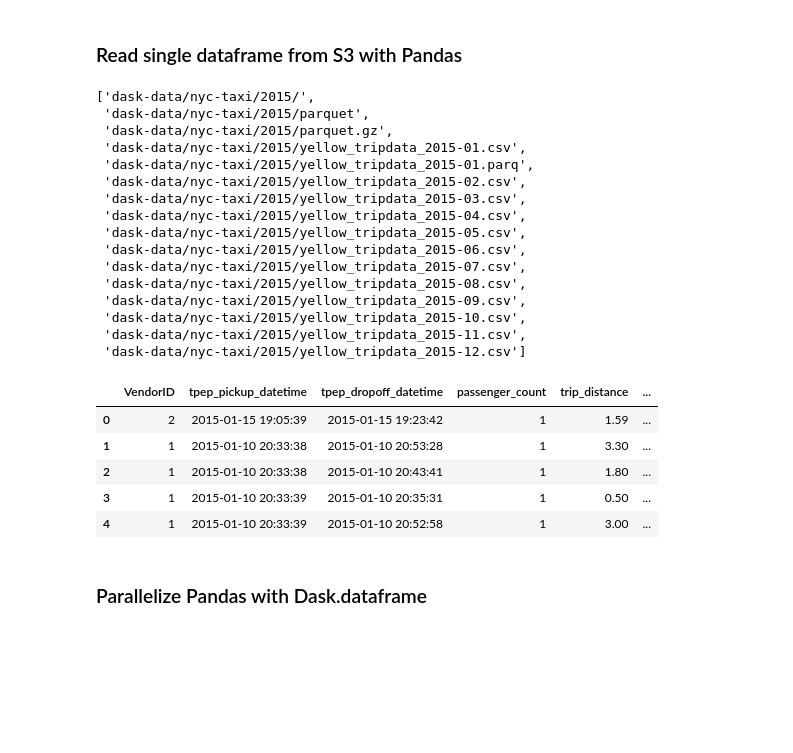
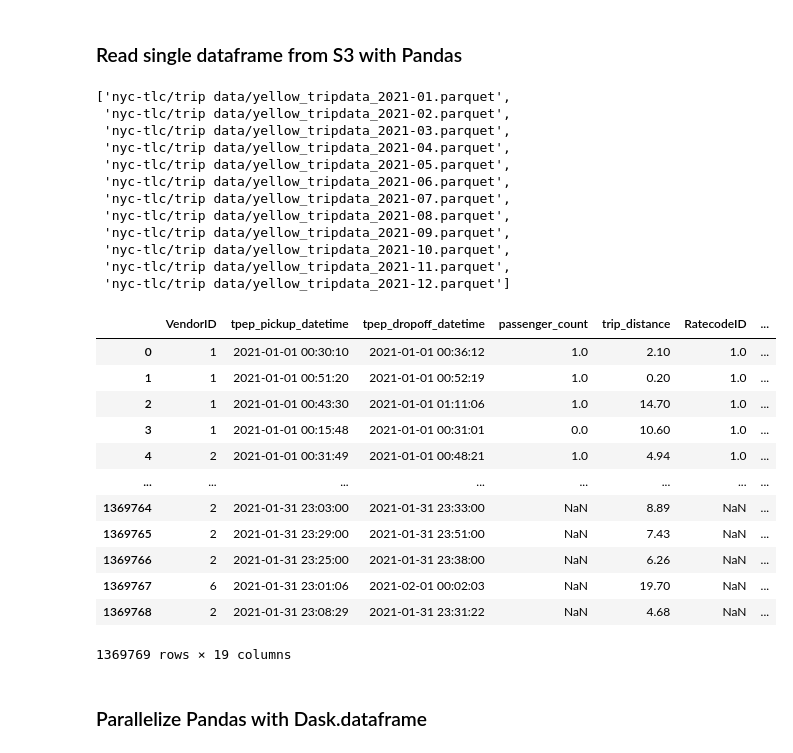
Before and after one commit to blink1073/mongodb-world-builders-fest, a Jupyter notebook: nyc-taxi-dask.ipynb, the cells around one changed output. Saved outputs shown, nothing was run; the diff lists cells and outputs as text; code cells hidden in the pictures; blank space fills up the shorter version.

```diff
--- a/nyc-taxi-dask.ipynb
+++ b/nyc-taxi-dask.ipynb
@@ -17,37 +42,41 @@ DataFrames on a Cluster
 from s3fs import S3FileSystem
 
 s3 = S3FileSystem(anon=True)
-s3.ls('dask-data/nyc-taxi/2015/')
+files = s3.ls('nyc-tlc/trip data')
+list(name for name in files if 'yellow_tripdata_2021' in name)
 # %% [output]
-['dask-data/nyc-taxi/2015/',
- 'dask-data/nyc-taxi/2015/parquet',
- 'dask-data/nyc-taxi/2015/parquet.gz',
- 'dask-data/nyc-taxi/2015/yellow_tripdata_2015-01.csv',
- 'dask-data/nyc-taxi/2015/yellow_tripdata_2015-01.parq',
- 'dask-data/nyc-taxi/2015/yellow_tripdata_2015-02.csv',
- 'dask-data/nyc-taxi/2015/yellow_tripdata_2015-03.csv',
- 'dask-data/nyc-taxi/2015/yellow_tripdata_2015-04.csv',
- 'dask-data/nyc-taxi/2015/yellow_tripdata_2015-05.csv',
- 'dask-data/nyc-taxi/2015/yellow_tripdata_2015-06.csv',
- 'dask-data/nyc-taxi/2015/yellow_tripdata_2015-07.csv',
- 'dask-data/nyc-taxi/2015/yellow_tripdata_2015-08.csv',
- 'dask-data/nyc-taxi/2015/yellow_tripdata_2015-09.csv',
- 'dask-data/nyc-taxi/2015/yellow_tripdata_2015-10.csv',
- 'dask-data/nyc-taxi/2015/yellow_tripdata_2015-11.csv',
- 'dask-data/nyc-taxi/2015/yellow_tripdata_2015-12.csv']
+['nyc-tlc/trip data/yellow_tripdata_2021-01.parquet',
+ 'nyc-tlc/trip data/yellow_tripdata_2021-02.parquet',
+ 'nyc-tlc/trip data/yellow_tripdata_2021-03.parquet',
+ 'nyc-tlc/trip data/yellow_tripdata_2021-04.parquet',
+ 'nyc-tlc/trip data/yellow_tripdata_2021-05.parquet',
+ 'nyc-tlc/trip data/yellow_tripdata_2021-06.parquet',
+ 'nyc-tlc/trip data/yellow_tripdata_2021-07.parquet',
+ 'nyc-tlc/trip data/yellow_tripdata_2021-08.parquet',
+ 'nyc-tlc/trip data/yellow_tripdata_2021-09.parquet',
+ 'nyc-tlc/trip data/yellow_tripdata_2021-10.parquet',
+ 'nyc-tlc/trip data/yellow_tripdata_2021-11.parquet',
+ 'nyc-tlc/trip data/yellow_tripdata_2021-12.parquet']
 # %%
 import pandas as pd
 
-with s3.open('dask-data/nyc-taxi/2015/yellow_tripdata_2015-01.csv') as f:
-    df = pd.read_csv(f, nrows=5, parse_dates=['tpep_pickup_datetime', 'tpep_dropoff_datetime'])
+with s3.open('nyc-tlc/trip data/yellow_tripdata_2021-01.parquet') as f:
+    df = pd.read_parquet(f)
 df
 # %% [output]
-|  | VendorID | tpep_pickup_datetime | tpep_dropoff_datetime | passenger_count | trip_distance | ... |
-| 0 | 2 | 2015-01-15 19:05:39 | 2015-01-15 19:23:42 | 1 | 1.59 | ... |
-| 1 | 1 | 2015-01-10 20:33:38 | 2015-01-10 20:53:28 | 1 | 3.30 | ... |
-| 2 | 1 | 2015-01-10 20:33:38 | 2015-01-10 20:43:41 | 1 | 1.80 | ... |
-| 3 | 1 | 2015-01-10 20:33:39 | 2015-01-10 20:35:31 | 1 | 0.50 | ... |
-| 4 | 1 | 2015-01-10 20:33:39 | 2015-01-10 20:52:58 | 1 | 3.00 | ... |
+|  | VendorID | tpep_pickup_datetime | tpep_dropoff_datetime | passenger_count | trip_distance | RatecodeID | ... |
+| 0 | 1 | 2021-01-01 00:30:10 | 2021-01-01 00:36:12 | 1.0 | 2.10 | 1.0 | ... |
+| 1 | 1 | 2021-01-01 00:51:20 | 2021-01-01 00:52:19 | 1.0 | 0.20 | 1.0 | ... |
+| 2 | 1 | 2021-01-01 00:43:30 | 2021-01-01 01:11:06 | 1.0 | 14.70 | 1.0 | ... |
+| 3 | 1 | 2021-01-01 00:15:48 | 2021-01-01 00:31:01 | 0.0 | 10.60 | 1.0 | ... |
+| 4 | 2 | 2021-01-01 00:31:49 | 2021-01-01 00:48:21 | 1.0 | 4.94 | 1.0 | ... |
+| ... | ... | ... | ... | ... | ... | ... | ... |
+| 1369764 | 2 | 2021-01-31 23:03:00 | 2021-01-31 23:33:00 | NaN | 8.89 | NaN | ... |
+| 1369765 | 2 | 2021-01-31 23:29:00 | 2021-01-31 23:51:00 | NaN | 7.43 | NaN | ... |
+| 1369766 | 2 | 2021-01-31 23:25:00 | 2021-01-31 23:38:00 | NaN | 6.26 | NaN | ... |
+| 1369767 | 6 | 2021-01-31 23:01:06 | 2021-02-01 00:02:03 | NaN | 19.70 | NaN | ... |
+| 1369768 | 2 | 2021-01-31 23:08:29 | 2021-01-31 23:31:22 | NaN | 4.68 | NaN | ... |
+1369769 rows × 19 columns
 # %% [markdown]
 ### Parallelize Pandas with Dask.dataframe
 # %%
```
Also changed, not shown: parts of 16 cells of this notebook.
